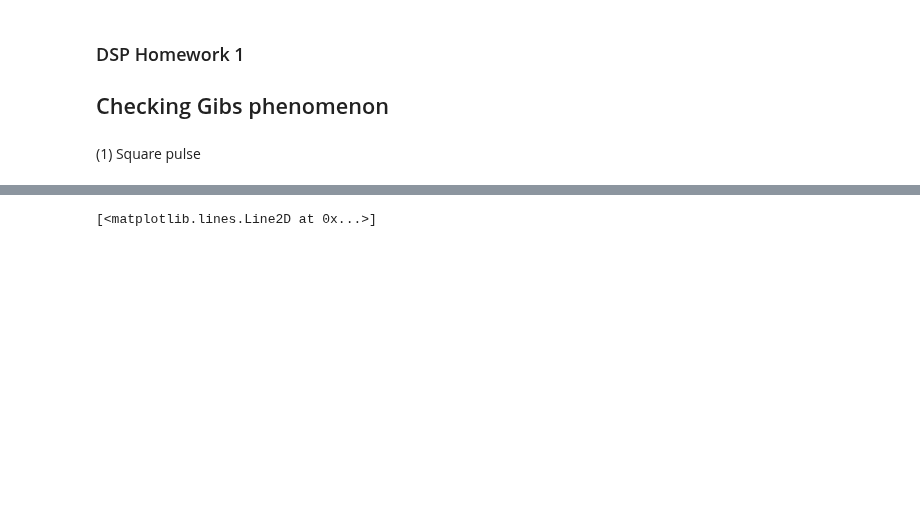
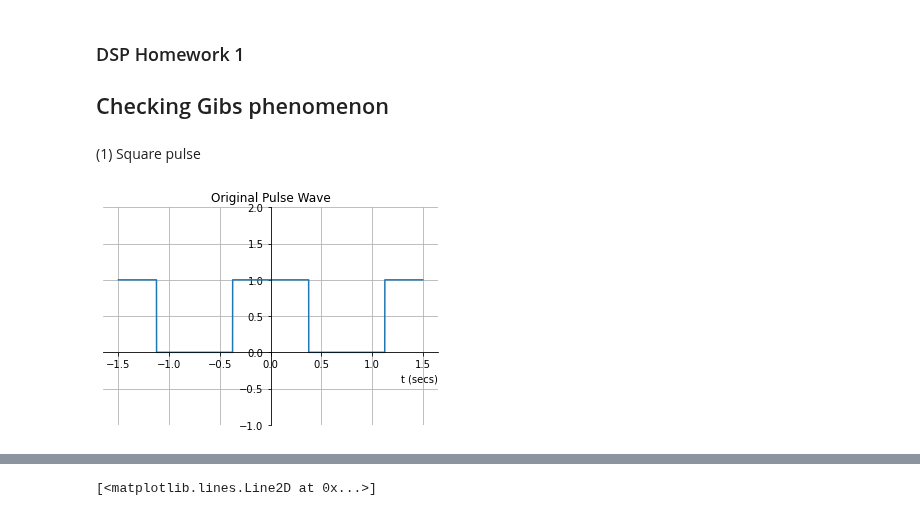
Before and after one commit to IISL-HYU/comm, a Jupyter notebook: signalprocessing/dsp_hw_1.ipynb, the cells around one changed output, grey strips where cells are left out. Cells and saved outputs as stored; diff of their text form; code cells hidden in the pictures; blank space fills up the shorter version.

```diff
--- a/signalprocessing/dsp_hw_1.ipynb
+++ b/signalprocessing/dsp_hw_1.ipynb
@@ -10 +12,30 @@ import matplotlib.pyplot as plt
+# %%
+def plot_zaxis(x, y, title="y", *args, **kwargs):
+    fig = plt.figure()
+    ax = fig.add_subplot(1, 1, 1)
+    ax.spines['left'].set_position('zero')
+    ax.spines['bottom'].set_position('zero')
+    # Eliminate upper and right axes
+    ax.spines['right'].set_color('none')
+    ax.spines['top'].set_color('none')
+
+    ax.set_xlabel("t (secs)", loc='right')
+
+    plt.plot(x, y, *args, **kwargs)
+    plt.title(title)
+    # plt.xlabel("time (s)")
+    plt.ylim([-1, 2]); plt.grid()
+    plt.show()
+# %%
+trange = np.arange(-1.5, 1.5, 1e-4)
+square_pulse = np.zeros_like(trange)
+
+duty_cycle = 0.5
+t_period = 1.5
+
+pulse_wave = (1/2) * (signal.square(2 * np.pi * (1/t_period) * (trange + (duty_cycle * t_period)/2), duty=duty_cycle) + 1)
+
+plot_zaxis(trange, pulse_wave, title="Original Pulse Wave")
+# %% [output]
+[figure, added]
 # %%
```
Also changed, not shown: parts of 2 cells of this notebook.
